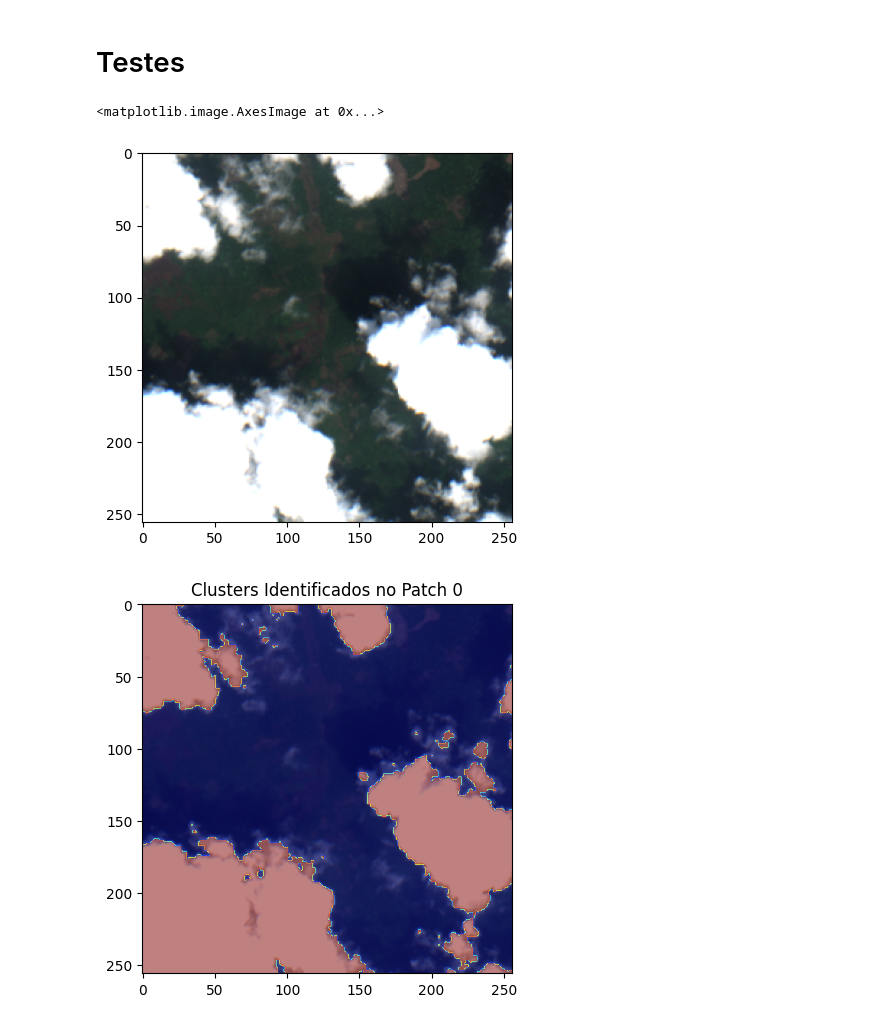
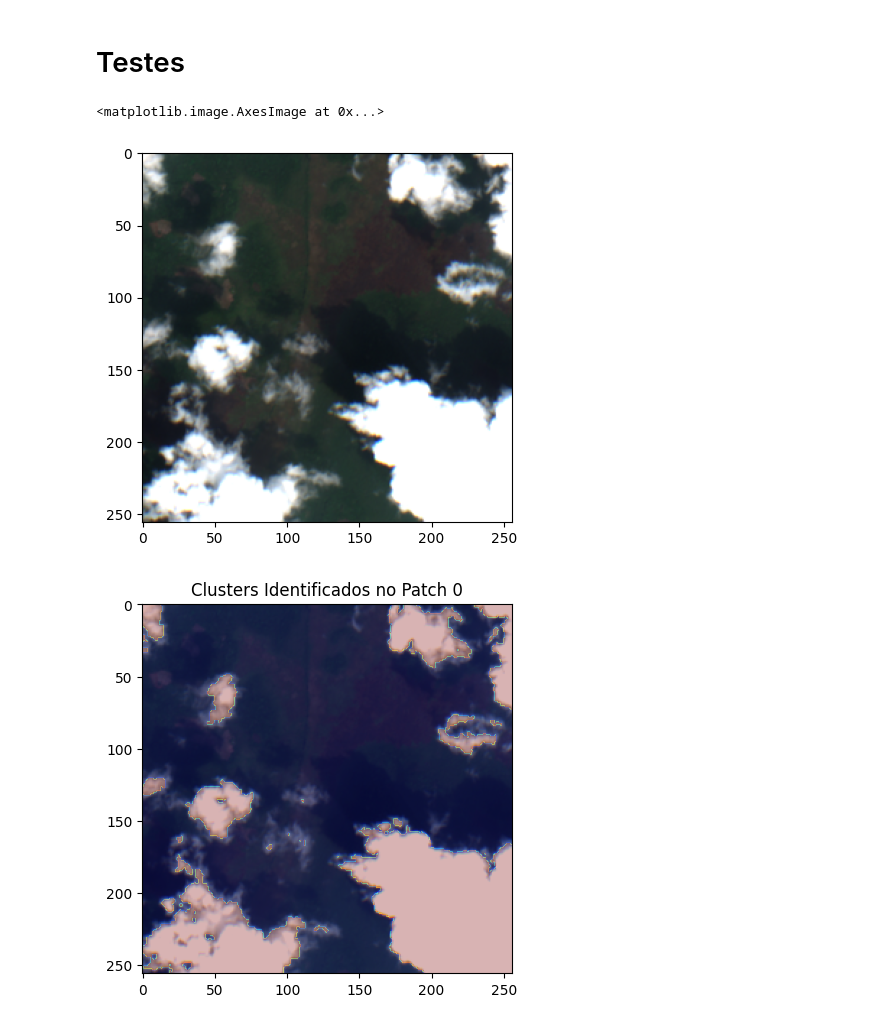
Before and after one commit to JeanArthurCostaDias/Cloud-Detection-Sentinel-2, a Jupyter notebook: main.ipynb, the cells around one changed output. Cells and saved outputs as stored; diff of their text form; code cells hidden in the pictures.

```diff
--- a/main.ipynb
+++ b/main.ipynb
@@ -72,35 +72,35 @@ for i, patch in enumerate(patches):
 # %% [markdown]
 # Testes
 # %%
-patch_path = 'patches_npy/patch_1.npy'
+patch_path = 'patches_npy/patch_0.npy'
 patch = np.load(patch_path)
 
 plt.imshow(patch)
 # %% [output]
 <matplotlib.image.AxesImage at 0x...>
-[figure, old version]
+[figure, new version]
 # %%
 # Redimensionar o patch para um array 2D onde cada pixel é uma amostra com 3 atributos (RGB)
 pixels = patch.reshape(-1, 3)
 
 # Aplicar K-Means com 2 clusters (por exemplo: nuvens e não nuvens)
 n_clusters = 2
 kmeans = KMeans(n_clusters=n_clusters, random_state=0)
 kmeans.fit(pixels)
 
 # Rotular cada pixel com seu cluster correspondente
 labels = kmeans.labels_
 
 # Reshape dos labels para a dimensão original da imagem
 labels_reshaped = labels.reshape(patch.shape[:2])
 
 # Plotar o resultado da clusterização
 plt.imshow(patch)
-plt.imshow(labels_reshaped, cmap='jet', alpha=0.5)
+plt.imshow(labels_reshaped, cmap='jet', alpha=0.3)
 plt.title("Clusters Identificados no Patch 0")
 plt.show()
 # %% [output]
-[figure, old version]
+[figure, new version]
 # %%
 class CloudDataset(Dataset):
     def __init__(self, patches_dir):
```
Also changed, not shown: parts of 3 cells of this notebook, 2 other files.
